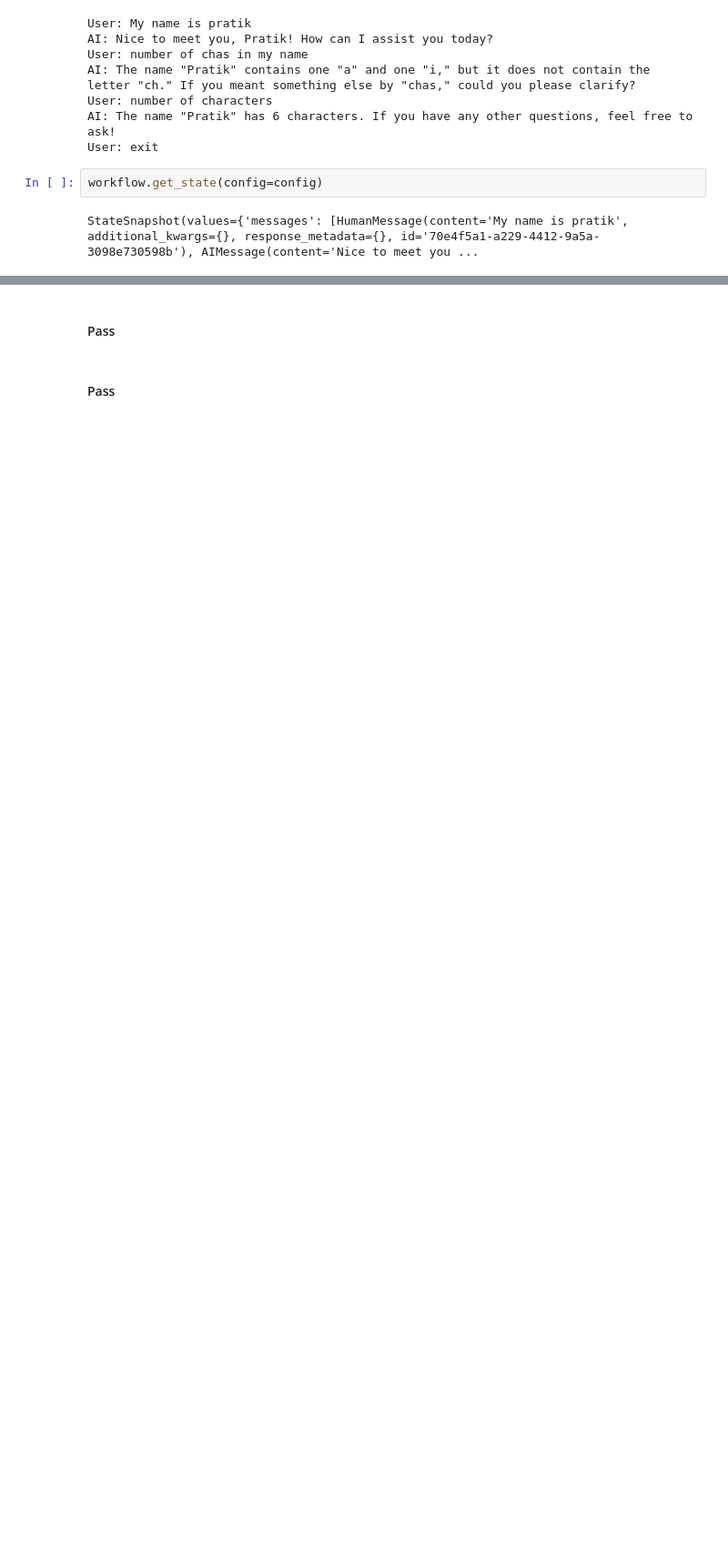
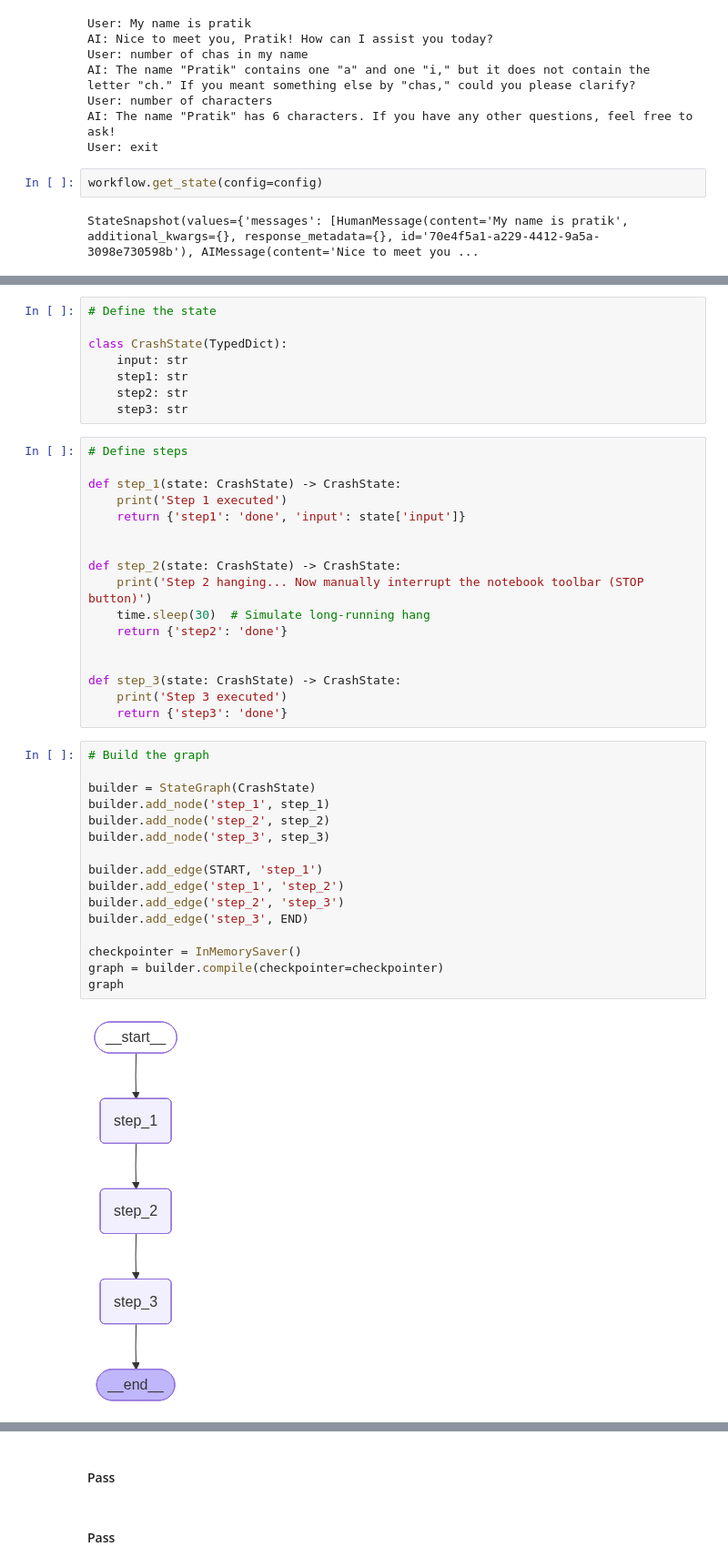
Before and after one commit to memorybyte/langgraph, a Jupyter notebook: workflow.ipynb, the cells around one changed output, grey strips where cells are left out. Shown at 91% size. Saved outputs shown, nothing was run; the diff lists cells and outputs as text; blank space fills up the shorter version.

```diff
--- a/workflow.ipynb
+++ b/workflow.ipynb
@@ -466,0 +573,43 @@ StateSnapshot(values={'messages': [HumanMessage(content='My name is pratik', add
+# %%
+# Define the state
+
+class CrashState(TypedDict):
+    input: str
+    step1: str
+    step2: str
+    step3: str
+# %%
+# Define steps
+
+def step_1(state: CrashState) -> CrashState:
+    print('Step 1 executed')
+    return {'step1': 'done', 'input': state['input']}
+
+
+def step_2(state: CrashState) -> CrashState:
+    print('Step 2 hanging... Now manually interrupt the notebook toolbar (STOP button)')
+    time.sleep(30)  # Simulate long-running hang
+    return {'step2': 'done'}
+
+
+def step_3(state: CrashState) -> CrashState:
+    print('Step 3 executed')
+    return {'step3': 'done'}
+# %%
+# Build the graph
+
+builder = StateGraph(CrashState)
+builder.add_node('step_1', step_1)
+builder.add_node('step_2', step_2)
+builder.add_node('step_3', step_3)
+
+builder.add_edge(START, 'step_1')
+builder.add_edge('step_1', 'step_2')
+builder.add_edge('step_2', 'step_3')
+builder.add_edge('step_3', END)
+
+checkpointer = InMemorySaver()
+graph = builder.compile(checkpointer=checkpointer)
+graph
+# %% [output]
+[figure, added]
```
Also changed, not shown: parts of 28 cells of this notebook.
